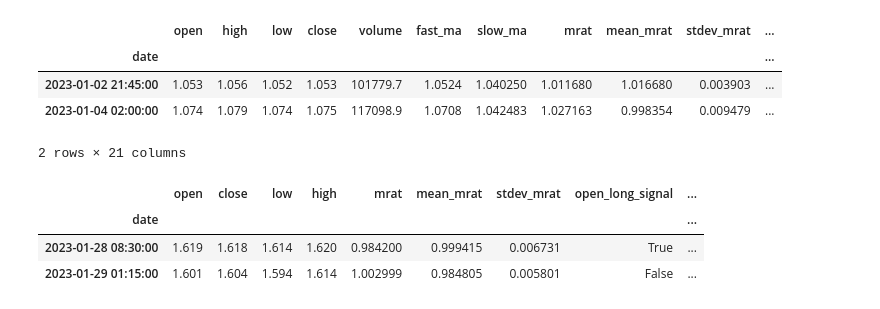
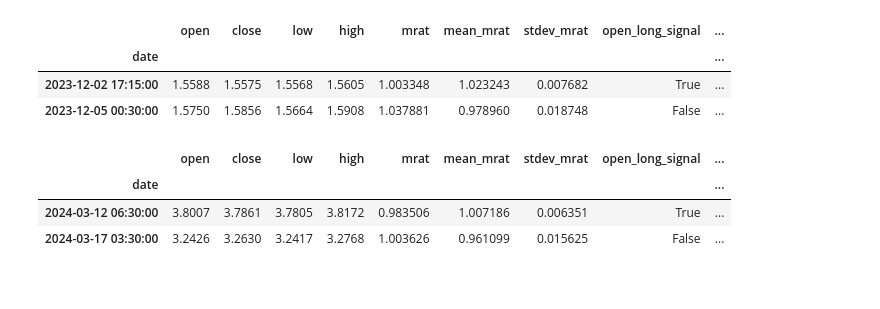
Before and after one commit to thomasclem/autotrade, a Jupyter notebook: strategies/mrat/opti_long_mrat.ipynb, the cells around one changed output. Saved outputs shown, nothing was run; the diff lists cells and outputs as text; code cells hidden in the pictures.

```diff
--- a/strategies/mrat/opti_long_mrat.ipynb
+++ b/strategies/mrat/opti_long_mrat.ipynb
@@ -300,15 +302,35 @@ df1.order_number.max()
+# %%
+params = {
+    "fast_ma": 5,
+    "slow_ma": 60,
+    "sigma_open": 2.5,
+    "sigma_close": 2.7,
+    "mean_mrat_lenght": 60,
+    "leverage": 1
+}
+
+pair = "API3/USDT:USDT"
+exchange_name = "binance"
+tf = '15m'
+start_date = "2023-12-01 00:00:00"
+end_date = "2024-03-24 01:00:00"
+
+strat = Strategy(pair=pair, params=params)
+strat.get_pair_data(timeframe=tf, start=start_date, end=end_date)
+strat.populate_indicators2()
+df_result_tmp = strat.get_result_df()
+df = strat.df
 # %%
-df1.loc[df1["order_number"] == 1].iloc[[0,-1], :]
+df.loc[df["order_number"] == 1].iloc[[0,-1],:]
 # %% [output]
-|  | open | high | low | close | volume | fast_ma | slow_ma | mrat | mean_mrat | stdev_mrat | ... |
-| date |  |  |  |  |  |  |  |  |  |  | ... |
-| 2023-01-02 21:45:00 | 1.053 | 1.056 | 1.052 | 1.053 | 101779.7 | 1.0524 | 1.040250 | 1.011680 | 1.016680 | 0.003903 | ... |
-| 2023-01-04 02:00:00 | 1.074 | 1.079 | 1.074 | 1.075 | 117098.9 | 1.0708 | 1.042483 | 1.027163 | 0.998354 | 0.009479 | ... |
+|  | open | close | low | high | mrat | mean_mrat | stdev_mrat | open_long_signal | ... |
+| date |  |  |  |  |  |  |  |  | ... |
+| 2023-12-02 17:15:00 | 1.5588 | 1.5575 | 1.5568 | 1.5605 | 1.003348 | 1.023243 | 0.007682 | True | ... |
+| 2023-12-05 00:30:00 | 1.5750 | 1.5856 | 1.5664 | 1.5908 | 1.037881 | 0.978960 | 0.018748 | False | ... |
-2 rows × 21 columns
 # %%
-df2.loc[df2["order_number"] == 8].iloc[[0,-1], :]
+df.loc[df["order_number"] == df["order_number"].max() - 1].iloc[[0,-1],:]
 # %% [output]
 |  | open | close | low | high | mrat | mean_mrat | stdev_mrat | open_long_signal | ... |
 | date |  |  |  |  |  |  |  |  | ... |
-| 2023-01-28 08:30:00 | 1.619 | 1.618 | 1.614 | 1.620 | 0.984200 | 0.999415 | 0.006731 | True | ... |
-| 2023-01-29 01:15:00 | 1.601 | 1.604 | 1.594 | 1.614 | 1.002999 | 0.984805 | 0.005801 | False | ... |
+| 2024-03-12 06:30:00 | 3.8007 | 3.7861 | 3.7805 | 3.8172 | 0.983506 | 1.007186 | 0.006351 | True | ... |
+| 2024-03-17 03:30:00 | 3.2426 | 3.2630 | 3.2417 | 3.2768 | 1.003626 | 0.961099 | 0.015625 | False | ... |
```
Also changed, not shown: parts of 24 cells of this notebook, 1 other file.
